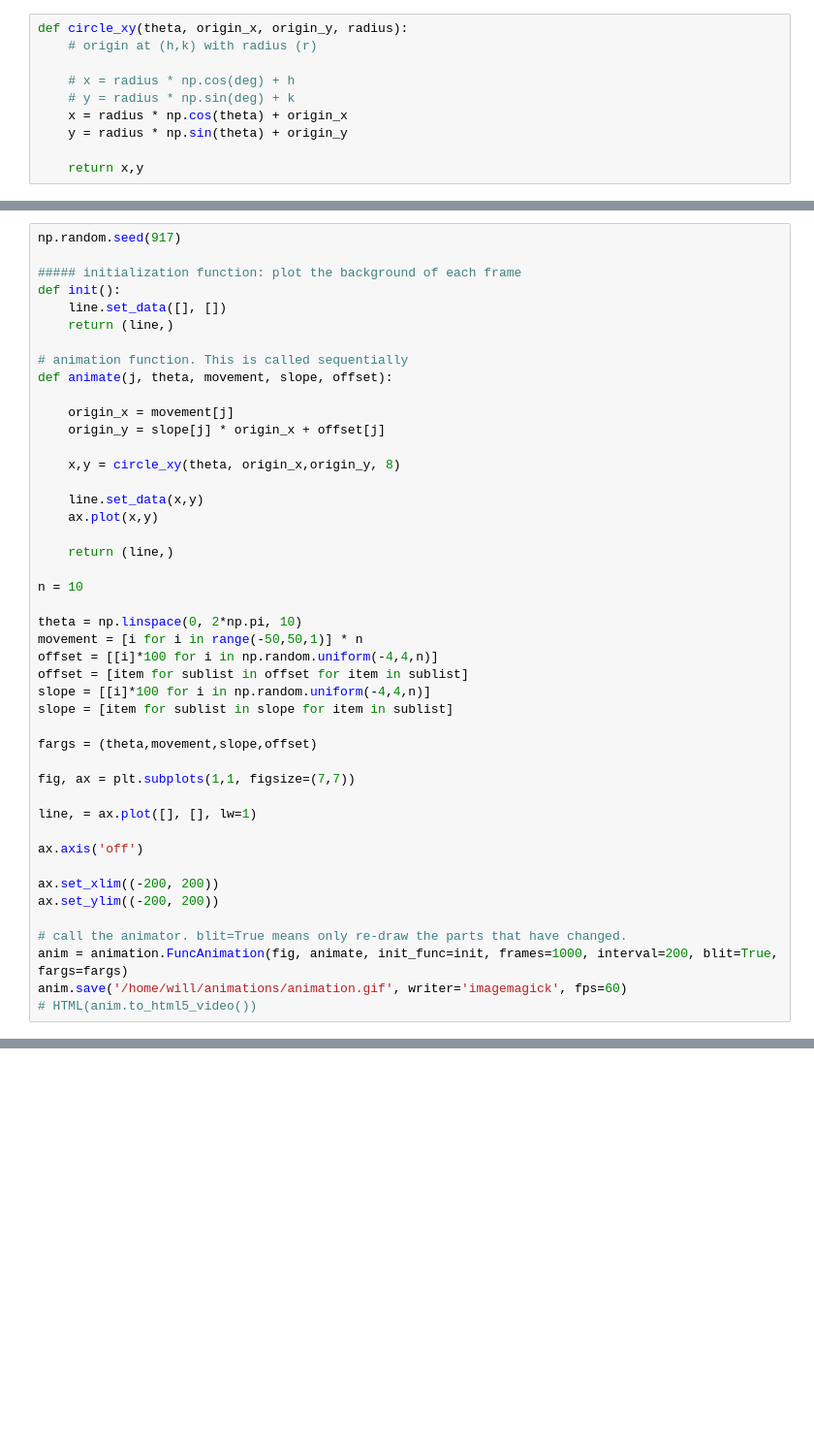
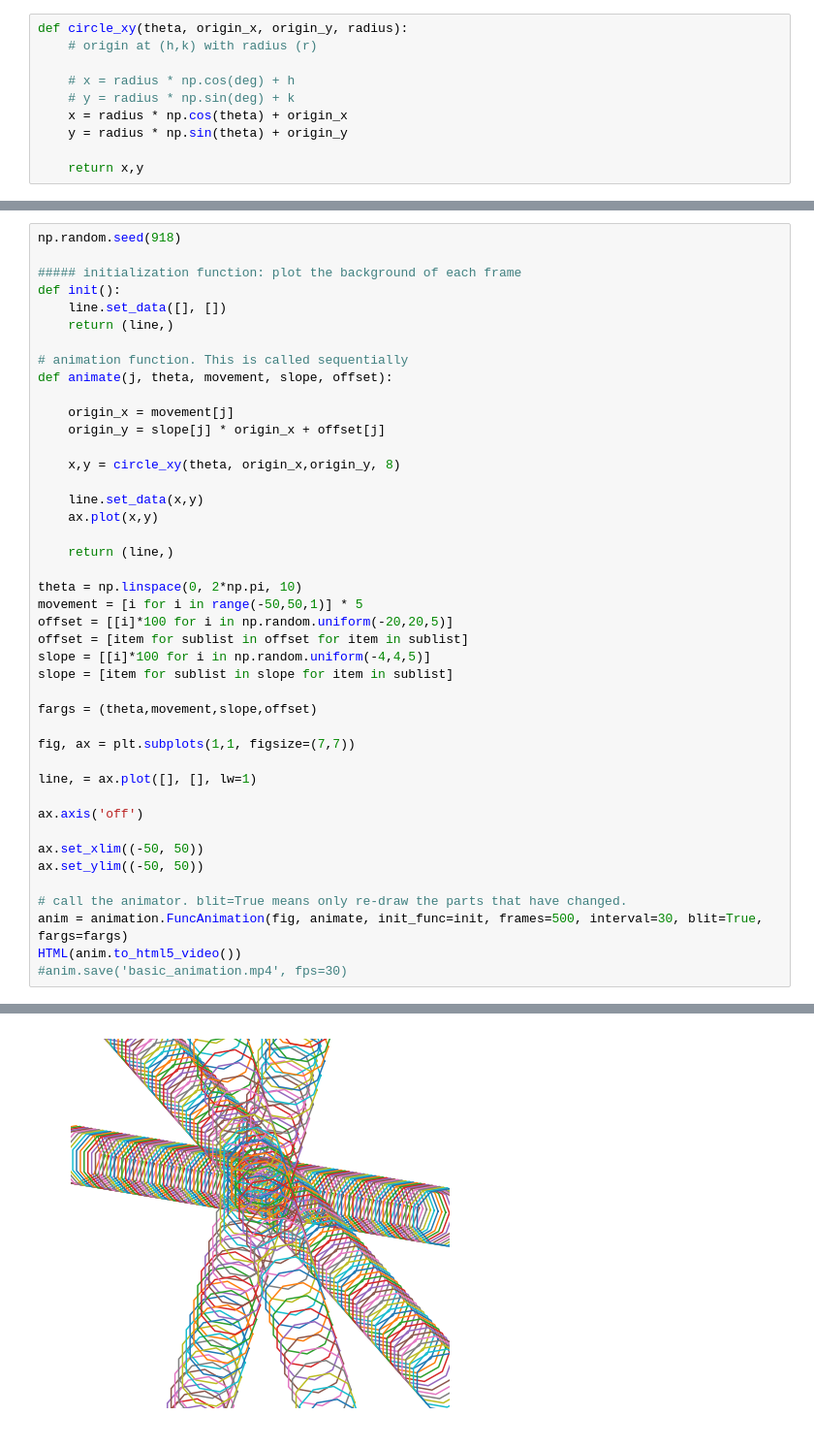
Before and after one commit to dodge-ttu/Miscellaneous, a Jupyter notebook: Simplicus Animation.ipynb, the cells around one changed output, grey strips where cells are left out. Shown at 97% size. Drawn from its saved outputs; the diff is of its cells as text; blank space fills up the shorter version.

```diff
--- a/Simplicus Animation.ipynb
+++ b/Simplicus Animation.ipynb
@@ -39,5 +53,5 @@ ax.plot(x2,y2)
 # %%
-np.random.seed(917)
+np.random.seed(918)
 
 ##### initialization function: plot the background of each frame
 def init():
@@ -57,13 +71,11 @@ def animate(j, theta, movement, slope, offset):
 
     return (line,)
 
-n = 10
-
 theta = np.linspace(0, 2*np.pi, 10)
-movement = [i for i in range(-50,50,1)] * n
-offset = [[i]*100 for i in np.random.uniform(-4,4,n)]
+movement = [i for i in range(-50,50,1)] * 5
+offset = [[i]*100 for i in np.random.uniform(-20,20,5)]
 offset = [item for sublist in offset for item in sublist]
-slope = [[i]*100 for i in np.random.uniform(-4,4,n)]
+slope = [[i]*100 for i in np.random.uniform(-4,4,5)]
 slope = [item for sublist in slope for item in sublist]
 
 fargs = (theta,movement,slope,offset)
@@ -74,10 +86,11 @@ line, = ax.plot([], [], lw=1)
 
 ax.axis('off')
 
-ax.set_xlim((-200, 200))
-ax.set_ylim((-200, 200))
+ax.set_xlim((-50, 50))
+ax.set_ylim((-50, 50))
 
 # call the animator. blit=True means only re-draw the parts that have changed.
-anim = animation.FuncAnimation(fig, animate, init_func=init, frames=1000, interval=200, blit=True, fargs=fargs)
-anim.save('/home/will/animations/animation.gif', writer='imagemagick', fps=60)
-# HTML(anim.to_html5_video())
+anim = animation.FuncAnimation(fig, animate, init_func=init, frames=500, interval=30, blit=True, fargs=fargs)
+HTML(anim.to_html5_video())
+#anim.save('basic_animation.mp4', fps=30)
+# %% [output]
@@ -84,3 +98,4 @@ anim.save('/home/will/animations/animation.gif', writer='imagemagick', fps=60)
+[figure, added]
 # %%
 # initialization function: plot the background of each frame
 def init():
```
Also changed, not shown: parts of 9 cells of this notebook, 14 other files.
